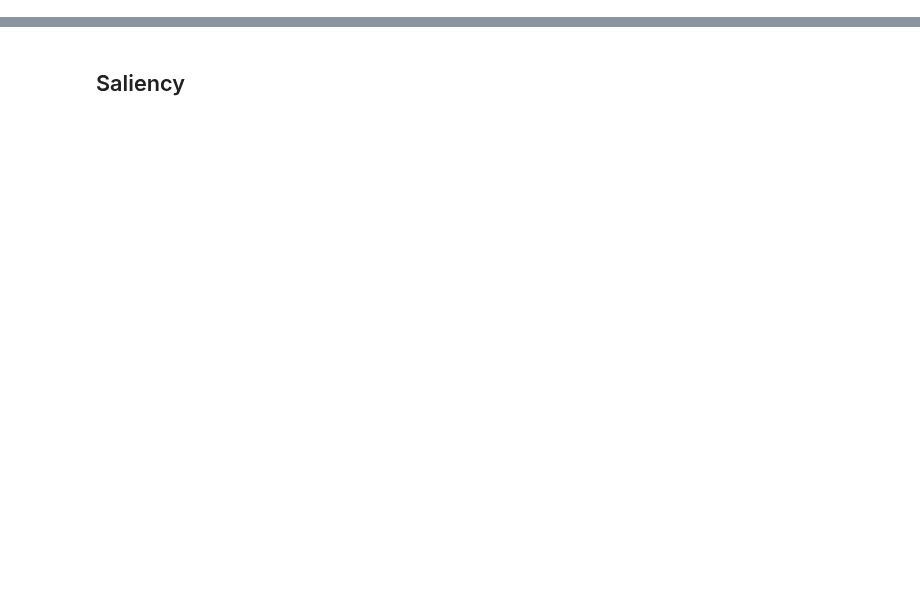
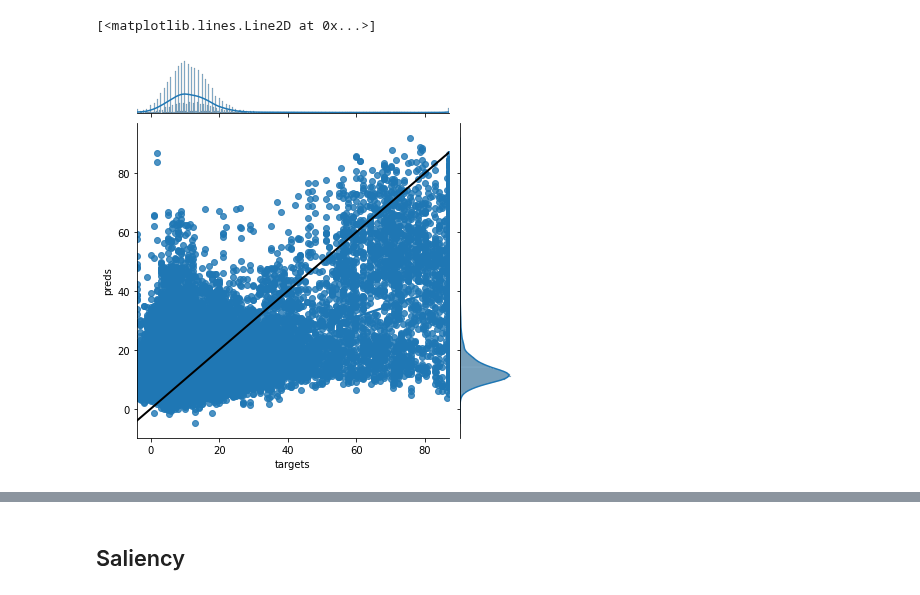
Before and after one commit to NotNANtoN/icp_prediction, a Jupyter notebook: train.ipynb, the cells around one changed output, grey strips where cells are left out. Cells and saved outputs as stored; diff of their text form; code cells hidden in the pictures; blank space fills up the shorter version.

```diff
--- a/train.ipynb
+++ b/train.ipynb
@@ -586,0 +250,9 @@ df.plot.scatter("step", "error")
+# %%
+ylim = (df_nona["preds"].min() - 5, df_nona["preds"].max() + 5)
+ax = sns.jointplot(data=df_nona, x="targets", y="preds", kind="reg", ylim=ylim) # data=bypat
+min_val = df_nona["targets"].min()
+max_val = df_nona["targets"].max()
+ax.ax_joint.plot([min_val, max_val], [min_val, max_val], linewidth=2, color="black", label="Ideal model")
+# %% [output]
+[<matplotlib.lines.Line2D at 0x...>]
+[figure, added]
```
Also changed, not shown: parts of 104 cells of this notebook, 8 other files.
